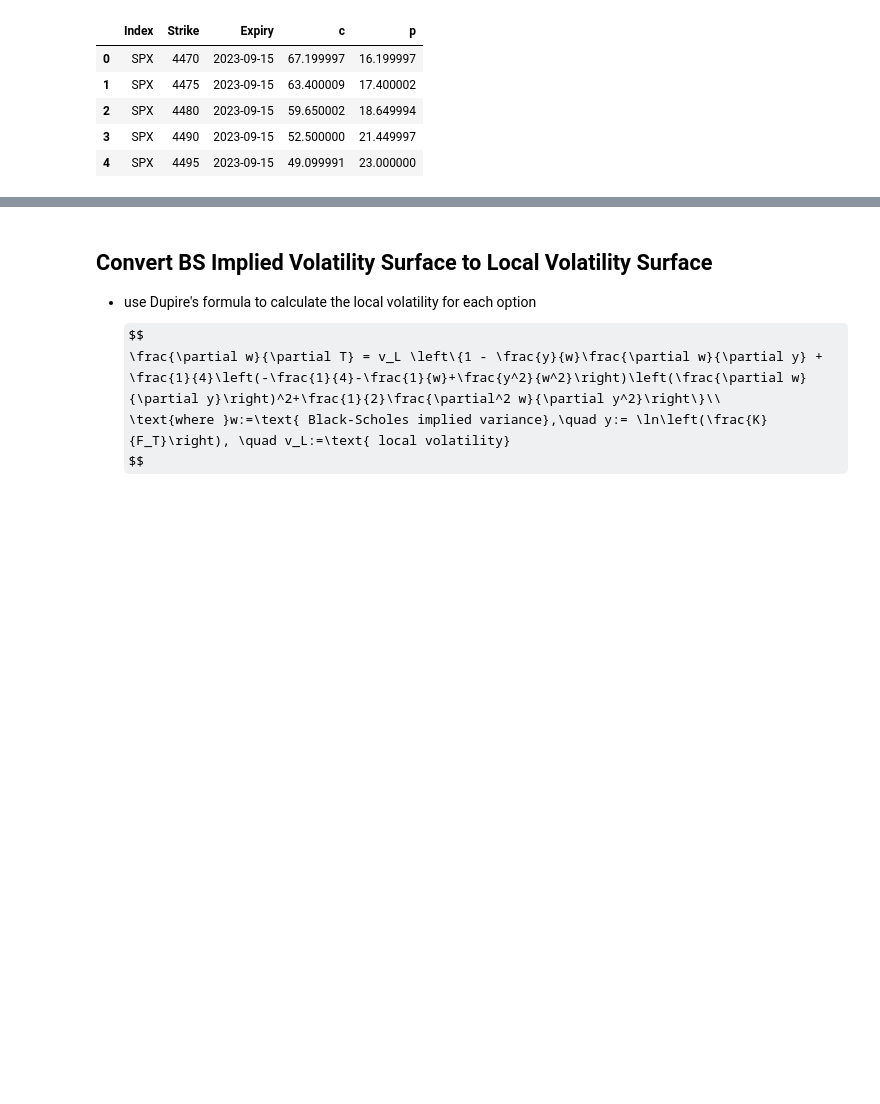
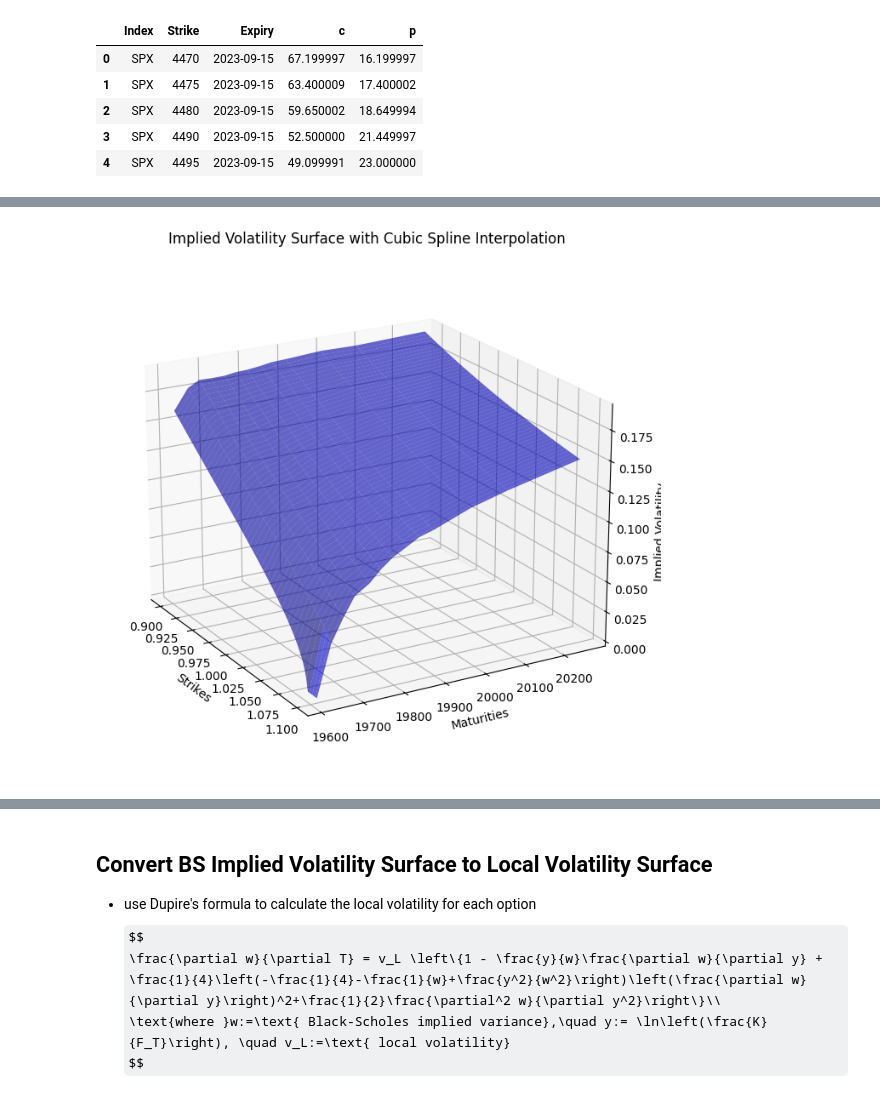
Before and after one commit to Gavin-OP/volatility_arbitrage, a Jupyter notebook: volatility_arbitrage_strategy.ipynb, the cells around one changed output, grey strips where cells are left out. Drawn from its saved outputs; the diff is of its cells as text; code cells hidden in the pictures; some formulas as TeX source; blank space fills up the shorter version.

```diff
--- a/volatility_arbitrage_strategy.ipynb
+++ b/volatility_arbitrage_strategy.ipynb
@@ -264,0 +244,24 @@ bs_iv_curve_params = fit_BS(implied_vol, implied_params).fit_BS_curve(fwd_moneyn
+# %%
+# Create a 3D plot with a line connecting the blue points and a grey grid
+fig = plt.figure(figsize=(12, 8))
+ax = fig.add_subplot(111, projection='3d')
+
+# Plot the blue line
+ax.plot_surface(X, Y, interpolated_vol_values, color='blue', alpha=0.6)
+
+# Set labels and title
+ax.set_xlabel('Strikes')
+ax.set_ylabel('Maturities')
+ax.set_zlabel('Implied Volatility')
+ax.set_title('Implied Volatility Surface with Cubic Spline Interpolation')
+
+# Improve the viewing angle
+ax.view_init(elev=20, azim=-30)
+
+# Create a grey grid
+ax.grid(True, color='grey', linestyle='-', linewidth=0.5, alpha=0.5)
+
+# Show the plot
+plt.show()
+# %% [output]
+[figure, added]
```
Also changed, not shown: parts of 16 cells of this notebook, 1 other file.
